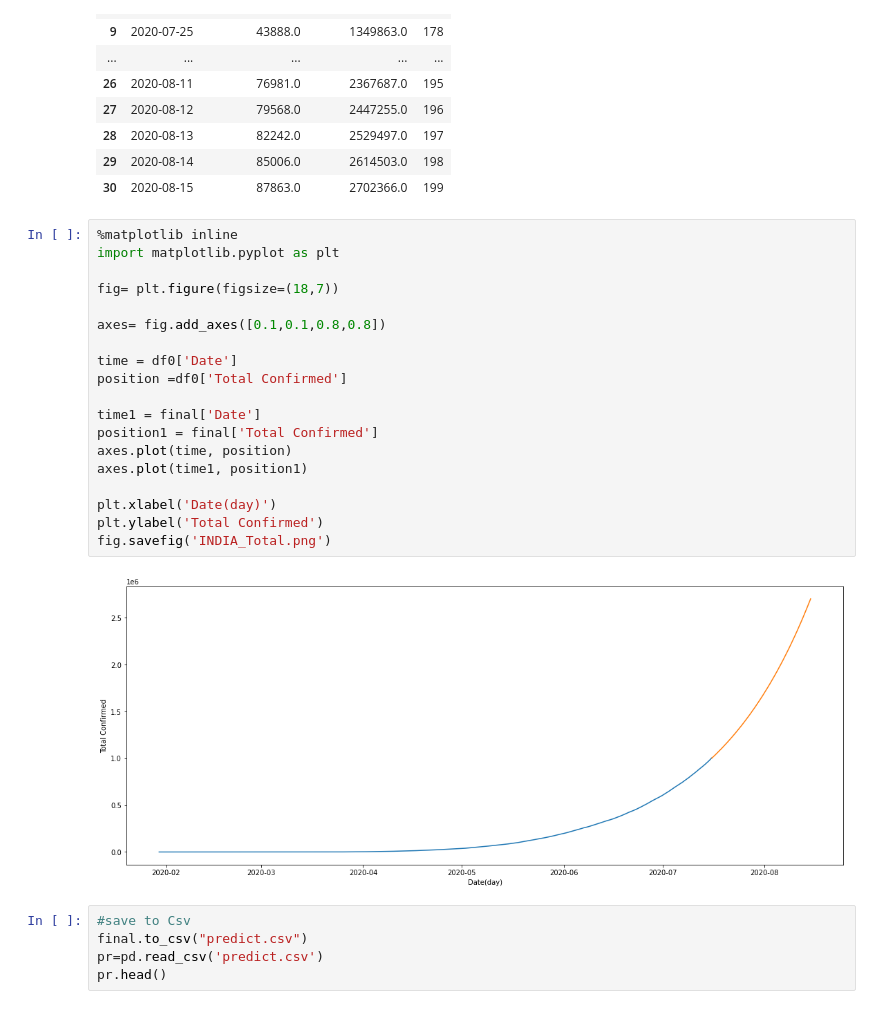
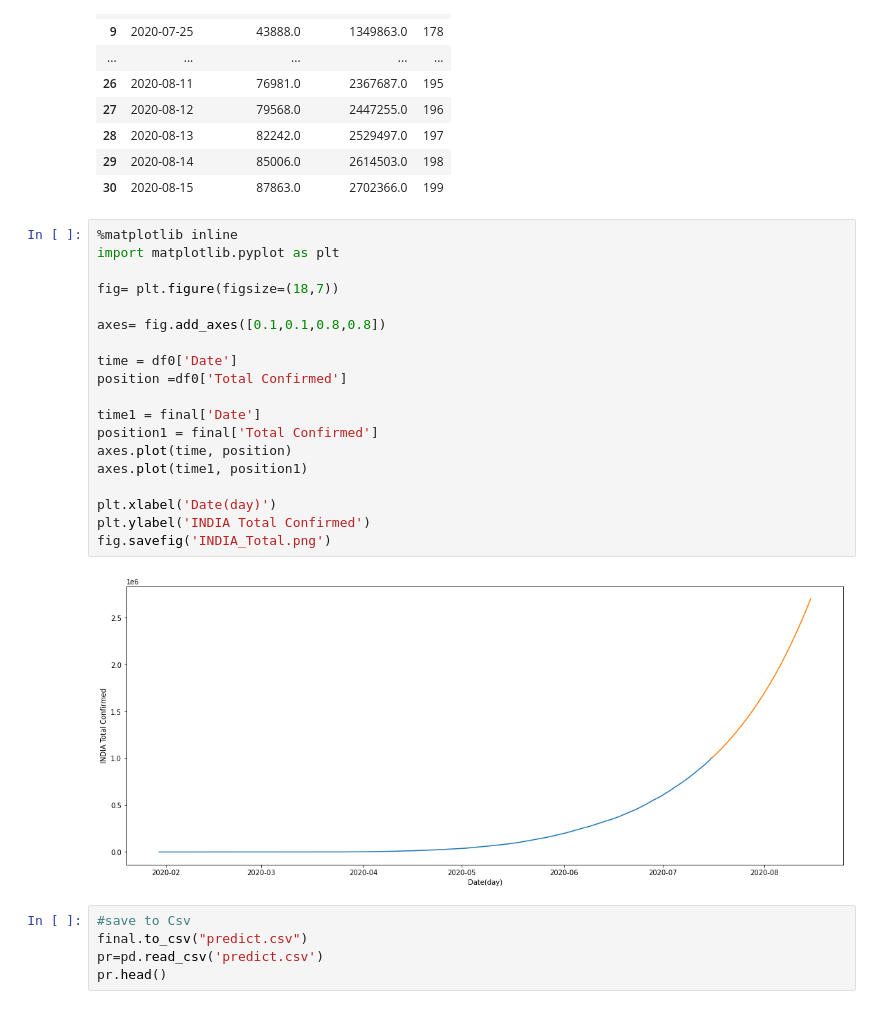
Before and after one commit to skbhere/COVID-19-Case-Forecasting, a Jupyter notebook: 00_India_prediction.ipynb, the cells around one changed output. Saved outputs shown, nothing was run; the diff lists cells and outputs as text.

```diff
--- a/00_India_prediction.ipynb
+++ b/00_India_prediction.ipynb
@@ -189,24 +189,24 @@ final.tail(31)
 # %%
 %matplotlib inline
 import matplotlib.pyplot as plt
 
 fig= plt.figure(figsize=(18,7))
 
 axes= fig.add_axes([0.1,0.1,0.8,0.8])
 
 time = df0['Date']
 position =df0['Total Confirmed']
 
 time1 = final['Date']
 position1 = final['Total Confirmed']
 axes.plot(time, position)
 axes.plot(time1, position1)
 
 plt.xlabel('Date(day)')
-plt.ylabel('Total Confirmed')
+plt.ylabel('INDIA Total Confirmed')
 fig.savefig('INDIA_Total.png')
 # %% [output]
-[figure, old version]
+[figure, new version]
 # %%
 #save to Csv
 final.to_csv("predict.csv")
```
Also changed, not shown: parts of 3 cells of this notebook.
